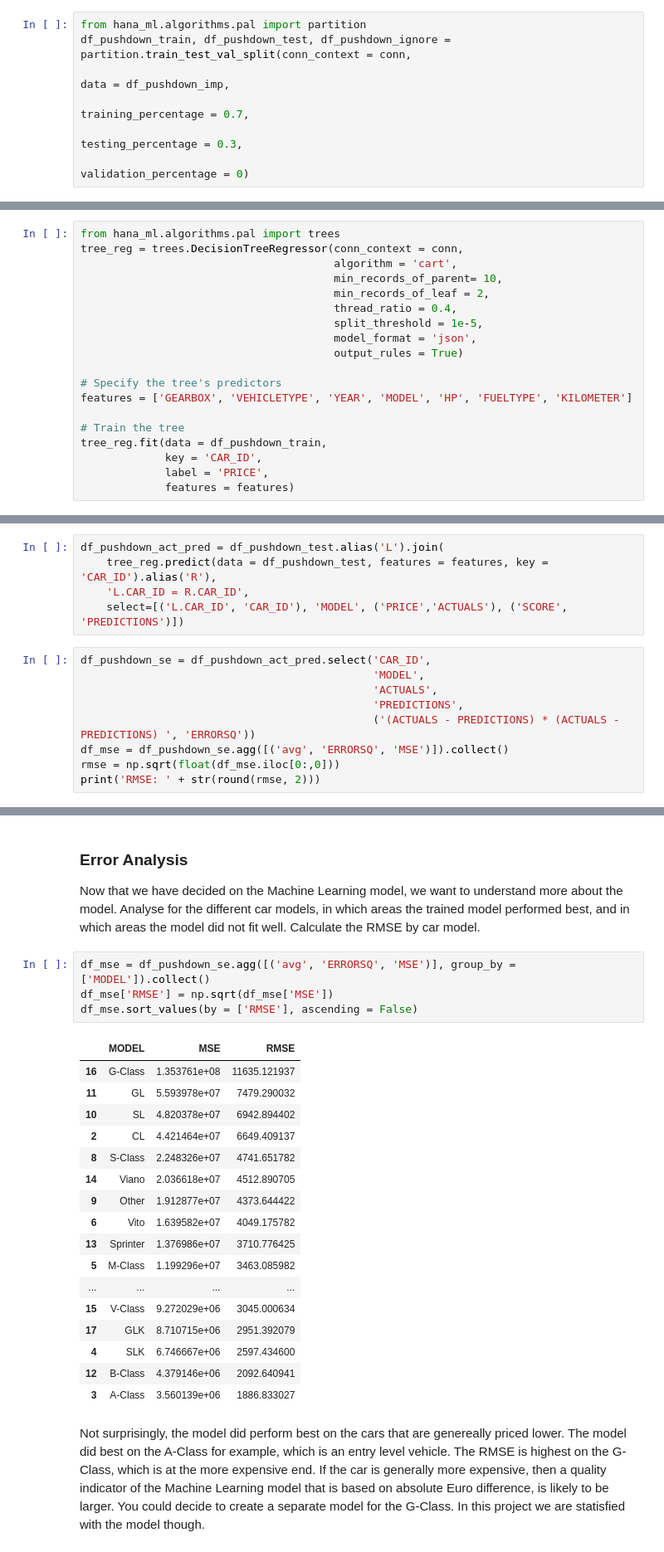
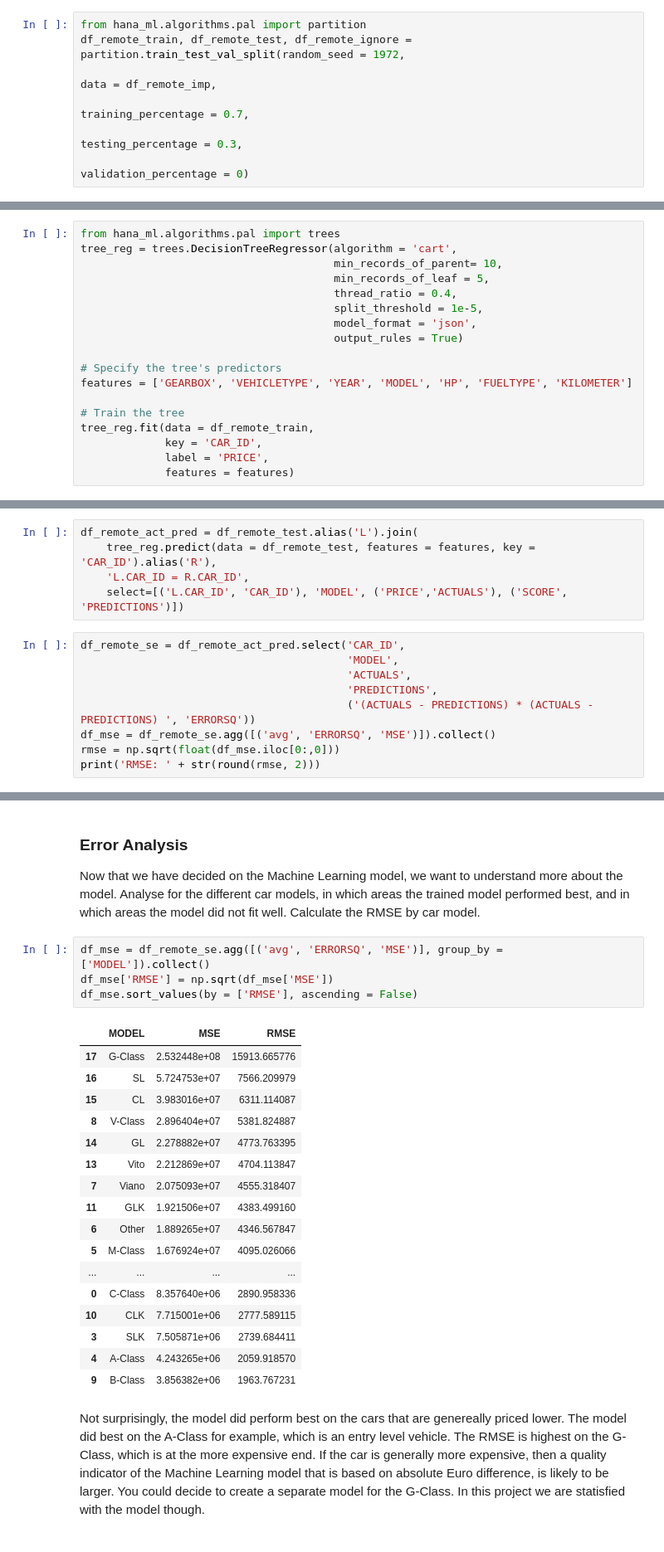
Before and after one commit to SAP-samples/hana-ml-samples, a Jupyter notebook: Python-API/usecase-examples/estimate-car-price/20 Imputation and model training.ipynb, the cells around one changed output, grey strips where cells are left out. Shown at 83% size. Cells and saved outputs as stored; diff of their text form.

```diff
--- a/Python-API/usecase-examples/estimate-car-price/20 Imputation and model training.ipynb
+++ b/Python-API/usecase-examples/estimate-car-price/20 Imputation and model training.ipynb
@@ -88,9 +87,9 @@ df_pushdown_imp.filter('CAR_ID = 2412').collect()
 Split the data into two separate subsets. One subset will be used to train different models. The other subset will be used to test the quality of the models.
 # %%
 from hana_ml.algorithms.pal import partition
-df_pushdown_train, df_pushdown_test, df_pushdown_ignore = partition.train_test_val_split(conn_context = conn,
-                                                                                         data = df_pushdown_imp,
-                                                                                         training_percentage = 0.7,
-                                                                                         testing_percentage = 0.3,
-                                                                                         validation_percentage = 0)
+df_remote_train, df_remote_test, df_remote_ignore = partition.train_test_val_split(random_seed = 1972,
+                                                                                   data = df_remote_imp,
+                                                                                   training_percentage = 0.7,
+                                                                                   testing_percentage = 0.3,
+                                                                                   validation_percentage = 0)
 # %%
@@ -293,9 +293,8 @@ Models with MIN_RECORDS_OF_LEAF equal to 3 performed well, as did models with la
 # %%
 from hana_ml.algorithms.pal import trees
-tree_reg = trees.DecisionTreeRegressor(conn_context = conn,
-                                       algorithm = 'cart',
+tree_reg = trees.DecisionTreeRegressor(algorithm = 'cart',
                                        min_records_of_parent= 10,
-                                       min_records_of_leaf = 2,
+                                       min_records_of_leaf = 5,
                                        thread_ratio = 0.4,
                                        split_threshold = 1e-5,
                                        model_format = 'json',
@@ -305,24 +304,24 @@ tree_reg = trees.DecisionTreeRegressor(conn_context = conn,
 features = ['GEARBOX', 'VEHICLETYPE', 'YEAR', 'MODEL', 'HP', 'FUELTYPE', 'KILOMETER']
 
 # Train the tree
-tree_reg.fit(data = df_pushdown_train,
+tree_reg.fit(data = df_remote_train,
              key = 'CAR_ID',
              label = 'PRICE',
              features = features)
 # %% [markdown]
 Verify that the model was created correctly. You should obtain the same RMSE as shown in the above plot.
 # %%
-df_pushdown_act_pred = df_pushdown_test.alias('L').join(
-    tree_reg.predict(data = df_pushdown_test, features = features, key = 'CAR_ID').alias('R'),
+df_remote_act_pred = df_remote_test.alias('L').join(
+    tree_reg.predict(data = df_remote_test, features = features, key = 'CAR_ID').alias('R'),
     'L.CAR_ID = R.CAR_ID',
     select=[('L.CAR_ID', 'CAR_ID'), 'MODEL', ('PRICE','ACTUALS'), ('SCORE', 'PREDICTIONS')])
 # %%
-df_pushdown_se = df_pushdown_act_pred.select('CAR_ID',
-                                             'MODEL',
-                                             'ACTUALS',
-                                             'PREDICTIONS',
-                                             ('(ACTUALS - PREDICTIONS) * (ACTUALS - PREDICTIONS) ', 'ERRORSQ'))
-df_mse = df_pushdown_se.agg([('avg', 'ERRORSQ', 'MSE')]).collect()
+df_remote_se = df_remote_act_pred.select('CAR_ID',
+                                         'MODEL',
+                                         'ACTUALS',
+                                         'PREDICTIONS',
+                                         ('(ACTUALS - PREDICTIONS) * (ACTUALS - PREDICTIONS) ', 'ERRORSQ'))
+df_mse = df_remote_se.agg([('avg', 'ERRORSQ', 'MSE')]).collect()
 rmse = np.sqrt(float(df_mse.iloc[0:,0]))
 print('RMSE: ' + str(round(rmse, 2)))
 # %% [output]
@@ -331,27 +330,27 @@ RMSE: 3395.06
 ### Error Analysis
 Now that we have decided on the Machine Learning model, we want to understand more about the model. Analyse for the different car models, in which areas the trained model performed best, and in which areas the model did not fit well. Calculate the RMSE by car model.
 # %%
-df_mse = df_pushdown_se.agg([('avg', 'ERRORSQ', 'MSE')], group_by = ['MODEL']).collect()
+df_mse = df_remote_se.agg([('avg', 'ERRORSQ', 'MSE')], group_by = ['MODEL']).collect()
 df_mse['RMSE'] = np.sqrt(df_mse['MSE'])
 df_mse.sort_values(by = ['RMSE'], ascending = False)
 # %% [output]
 |  | MODEL | MSE | RMSE |
-| 16 | G-Class | 1.353761e+08 | 11635.121937 |
-| 11 | GL | 5.593978e+07 | 7479.290032 |
-| 10 | SL | 4.820378e+07 | 6942.894402 |
-| 2 | CL | 4.421464e+07 | 6649.409137 |
-| 8 | S-Class | 2.248326e+07 | 4741.651782 |
-| 14 | Viano | 2.036618e+07 | 4512.890705 |
-| 9 | Other | 1.912877e+07 | 4373.644422 |
-| 6 | Vito | 1.639582e+07 | 4049.175782 |
-| 13 | Sprinter | 1.376986e+07 | 3710.776425 |
-| 5 | M-Class | 1.199296e+07 | 3463.085982 |
+| 17 | G-Class | 2.532448e+08 | 15913.665776 |
+| 16 | SL | 5.724753e+07 | 7566.209979 |
+| 15 | CL | 3.983016e+07 | 6311.114087 |
+| 8 | V-Class | 2.896404e+07 | 5381.824887 |
+| 14 | GL | 2.278882e+07 | 4773.763395 |
+| 13 | Vito | 2.212869e+07 | 4704.113847 |
+| 7 | Viano | 2.075093e+07 | 4555.318407 |
+| 11 | GLK | 1.921506e+07 | 4383.499160 |
+| 6 | Other | 1.889265e+07 | 4346.567847 |
+| 5 | M-Class | 1.676924e+07 | 4095.026066 |
 | ... | ... | ... | ... |
-| 15 | V-Class | 9.272029e+06 | 3045.000634 |
-| 17 | GLK | 8.710715e+06 | 2951.392079 |
-| 4 | SLK | 6.746667e+06 | 2597.434600 |
-| 12 | B-Class | 4.379146e+06 | 2092.640941 |
-| 3 | A-Class | 3.560139e+06 | 1886.833027 |
+| 0 | C-Class | 8.357640e+06 | 2890.958336 |
+| 10 | CLK | 7.715001e+06 | 2777.589115 |
+| 3 | SLK | 7.505871e+06 | 2739.684411 |
+| 4 | A-Class | 4.243265e+06 | 2059.918570 |
+| 9 | B-Class | 3.856382e+06 | 1963.767231 |
 # %% [markdown]
 Not surprisingly, the model did perform best on the cars that are genereally priced lower. The model did best on the A-Class for example, which is an entry level vehicle. The RMSE is highest on the G-Class, which is at the more expensive end. If the car is generally more expensive, then a quality indicator of the Machine Learning model that is based on absolute Euro difference, is likely to be larger. You could decide to create a separate model for the G-Class. In this project we are statisfied with the model though.
 # %% [markdown]
```
Also changed, not shown: parts of 23 cells of this notebook.
